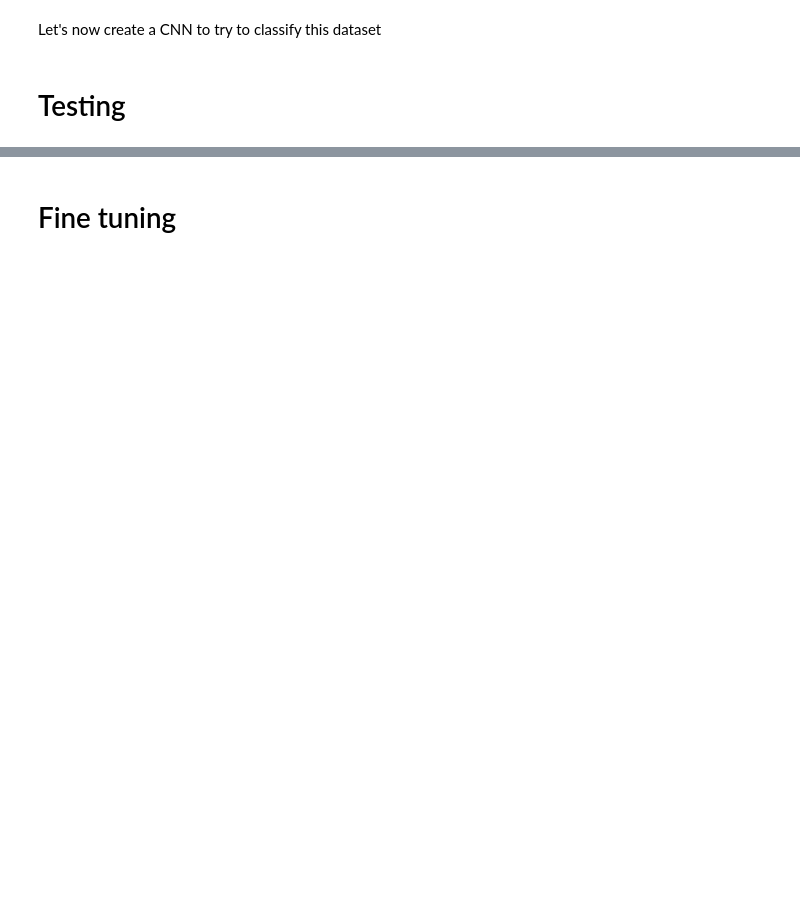
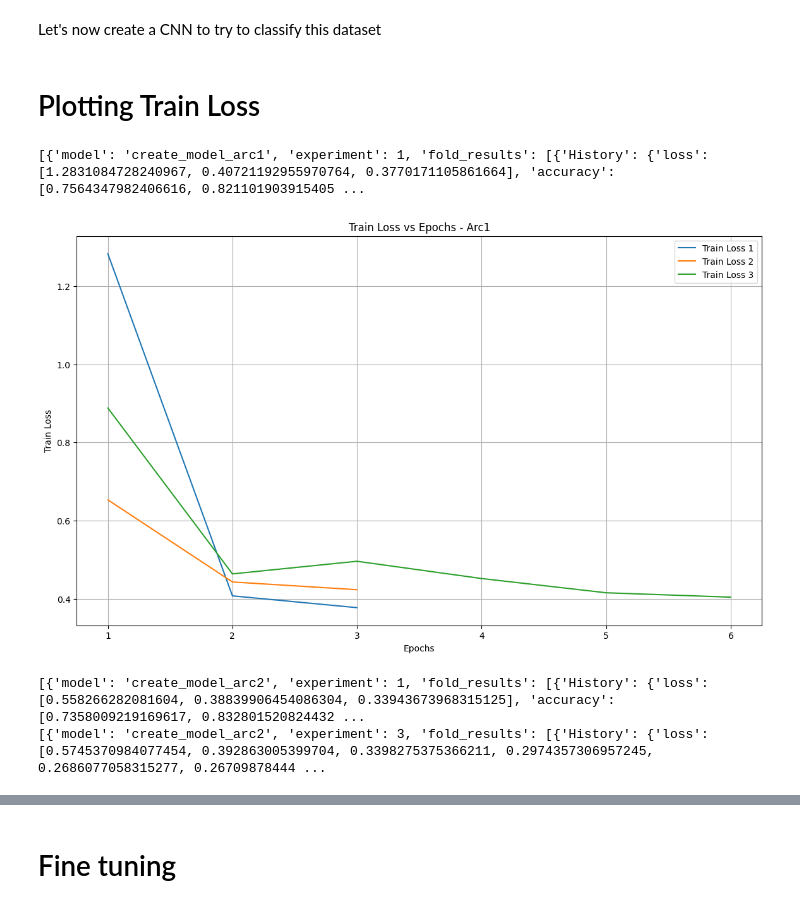
Before and after one commit to ghirailghiro/MuffinVsChihuahua, a Jupyter notebook: Exploration.ipynb, the cells around one changed output, grey strips where cells are left out. Drawn from its saved outputs; the diff is of its cells as text; code cells hidden in the pictures; blank space fills up the shorter version.

Commit message:
Push plots and final stats for arc3

```diff
--- a/Exploration.ipynb
+++ b/Exploration.ipynb
@@ -57,7 +57,36 @@ Total Images: 5917
 import matplotlib.pyplot as plt
 import matplotlib.image as mpimg
 import matplotlib.pyplot as plt
+import matplotlib.pyplot as plt
 
+def plot_train_loss_epochs(d, arch_name):
+  # Data from the user
+  data_1 = {'loss':  d[0]["fold_results"][0]["History"]["loss"]}
+
+  data_2 = {'loss':  d[1]["fold_results"][0]["History"]["loss"]}
+
+  data_3 = {'loss':  d[2]["fold_results"][0]["History"]["loss"]}
+
+  # Plotting the loss for each dataset up to available epochs
+
+  plt.figure(figsize=(14, 8))
+
+  # Plot for data_1
+  plt.plot(range(1, len(data_1['loss']) + 1), data_1['loss'], label='Train Loss 1')
+
+  # Plot for data_2
+  plt.plot(range(1, len(data_2['loss']) + 1), data_2['loss'], label='Train Loss 2')
+
+  # Plot for data_3
+  plt.plot(range(1, len(data_3['loss']) + 1), data_3['loss'], label='Train Loss 3')
+
+  # Adding titles and labels
+  plt.title('Train Loss vs Epochs '+ arch_name)
+  plt.xlabel('Epochs')
+  plt.ylabel('Train Loss')
+  plt.legend()
+  plt.grid(True)
+  plt.show()
 def print_4_images(list_of_4_images):
   if len(list_of_4_images) != 4:
     print("Could not print list not of 4")
@@ -83,11 +112,3 @@ def print_4_images(list_of_4_images):
 
   plt.tight_layout()
   plt.show()
-
-
-list_of_chihuahuas = ['/content/dataset/train/chihuahua/img_0_1.jpg',
-'/content/dataset/train/chihuahua/img_0_642.jpg',
-'/content/dataset/train/chihuahua/img_0_641.jpg',
-'/content/dataset/train/chihuahua/img_0_644.jpg',]
-
-print_4_images(list_of_chihuahuas)
@@ -646,4 +683,26 @@ for i in d:
 # %% [markdown]
 Let's now create a CNN to try to classify this dataset
-# %% [markdown]
-# Testing
+# %% [markdown]
+# Plotting Train Loss
+# %%
+import json
+with open('/content/drive/MyDrive/Statistical Method/outputfile_arc1.json') as f:
+    d = json.load(f)
+    print(d)
+# %% [output]
+[{'model': 'create_model_arc1', 'experiment': 1, 'fold_results': [{'History': {'loss': [1.2831084728240967, 0.40721192955970764, 0.3770171105861664], 'accuracy': [0.7564347982406616, 0.821101903915405 ...
+# %%
+plot_train_loss_epochs(d,"- Arc1")
+# %% [output]
+[figure, added]
+# %%
+import json
+with open('/content/drive/MyDrive/Statistical Method/outputfile_arc2.json') as f:
+    d = json.load(f)
+    print(d)
+with open('/content/drive/MyDrive/Statistical Method/outputfile_arc2_last_exp.json') as f:
+    d1 = json.load(f)
+    print(d1)
+# %% [output]
+[{'model': 'create_model_arc2', 'experiment': 1, 'fold_results': [{'History': {'loss': [0.558266282081604, 0.38839906454086304, 0.33943673968315125], 'accuracy': [0.7358009219169617, 0.832801520824432 ...
+[{'model': 'create_model_arc2', 'experiment': 3, 'fold_results': [{'History': {'loss': [0.5745370984077454, 0.392863005399704, 0.3398275375366211, 0.2974357306957245, 0.2686077058315277, 0.26709878444 ...
```
Also changed, not shown: parts of 7 cells of this notebook.
